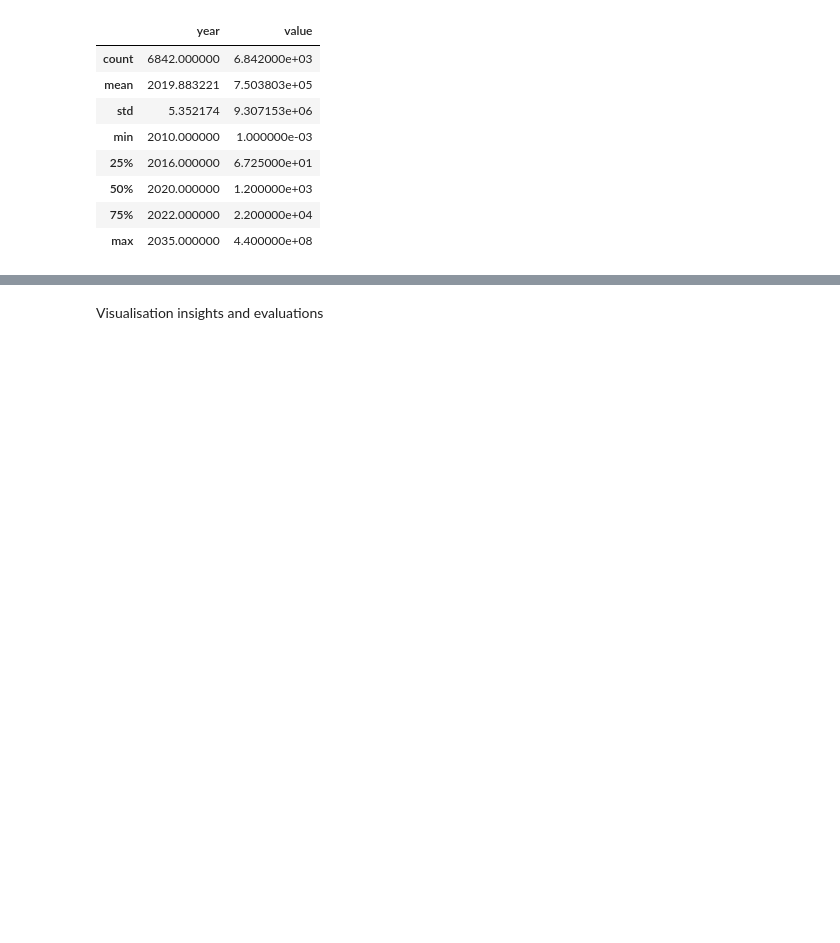
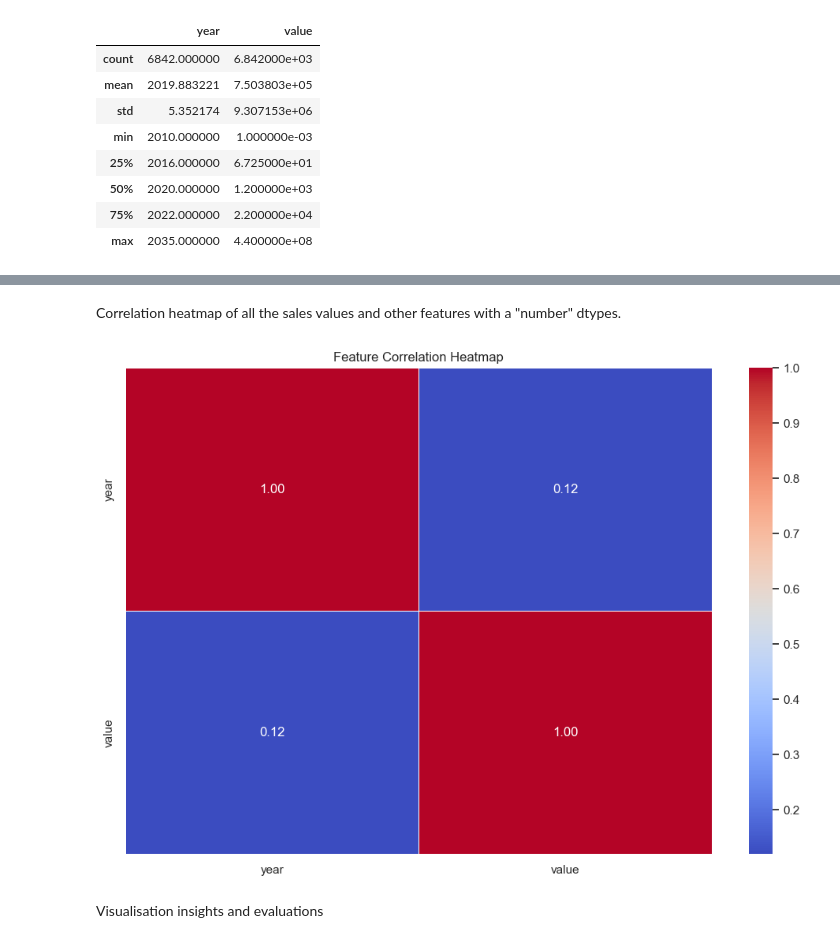
Before and after one commit to Emmanuel913-sketch/Global-Electric-Vehicle-sales-trends-from-2010-2024, a Jupyter notebook: jupyter_notebooks/visualisations.ipynb, the cells around one changed output, grey strips where cells are left out. Saved outputs shown, nothing was run; the diff lists cells and outputs as text; code cells hidden in the pictures; blank space fills up the shorter version.

```diff
--- a/jupyter_notebooks/visualisations.ipynb
+++ b/jupyter_notebooks/visualisations.ipynb
@@ -263,2 +309,12 @@ display(vehicles_df.describe())
+# %% [markdown]
+Correlation heatmap of all the sales values and other features with a "number" dtypes.
+# %%
+plt.figure(figsize=(12, 8))
+correlation_matrix = df.select_dtypes(include=['number']).corr()
+sns.heatmap(correlation_matrix, annot=True, fmt=".2f", cmap="coolwarm", linewidths=0.5)
+plt.title("Feature Correlation Heatmap")
+plt.show()
+# %% [output]
+[figure, added]
 # %% [markdown]
 Visualisation insights and evaluations
```
Also changed, not shown: parts of 19 cells of this notebook.
